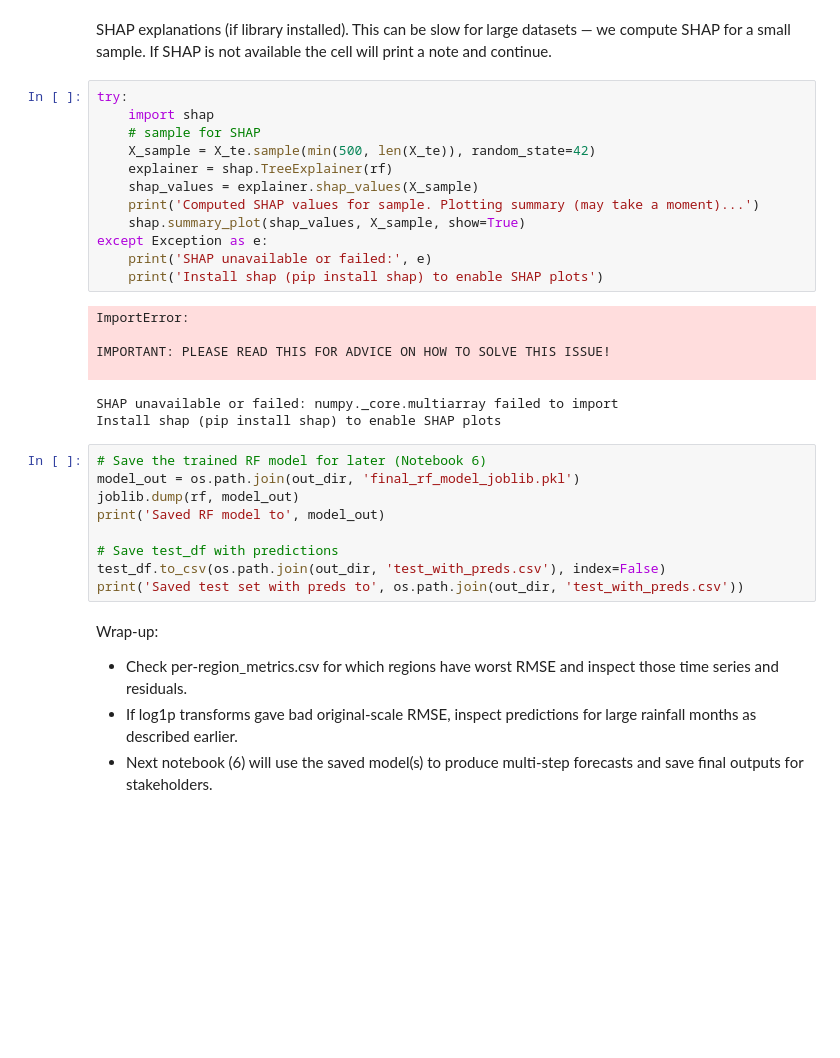
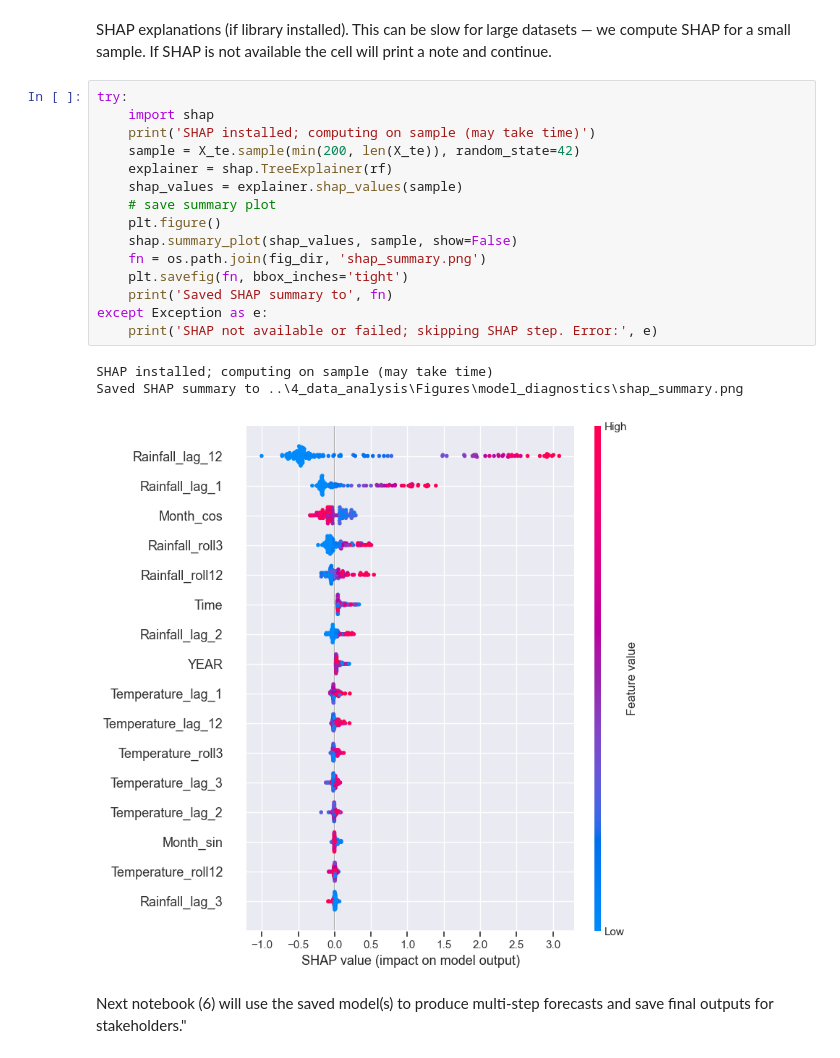
Before and after one commit to Mohamedmxz/MIT-ELO2-, a Jupyter notebook: 4_data_analysis/5_diagnostics_and_interpretability.ipynb, the cells around one changed output. Cells and saved outputs as stored; diff of their text form; blank space fills up the shorter version.

```diff
--- a/4_data_analysis/5_diagnostics_and_interpretability.ipynb
+++ b/4_data_analysis/5_diagnostics_and_interpretability.ipynb
@@ -205,33 +206,21 @@ If SHAP is not available the cell will print a note and continue.
 # %%
 try:
     import shap
-    # sample for SHAP
-    X_sample = X_te.sample(min(500, len(X_te)), random_state=42)
+    print('SHAP installed; computing on sample (may take time)')
+    sample = X_te.sample(min(200, len(X_te)), random_state=42)
     explainer = shap.TreeExplainer(rf)
-    shap_values = explainer.shap_values(X_sample)
-    print('Computed SHAP values for sample. Plotting summary (may take a moment)...')
-    shap.summary_plot(shap_values, X_sample, show=True)
+    shap_values = explainer.shap_values(sample)
+    # save summary plot
+    plt.figure()
+    shap.summary_plot(shap_values, sample, show=False)
+    fn = os.path.join(fig_dir, 'shap_summary.png')
+    plt.savefig(fn, bbox_inches='tight')
+    print('Saved SHAP summary to', fn)
 except Exception as e:
-    print('SHAP unavailable or failed:', e)
-    print('Install shap (pip install shap) to enable SHAP plots')
+    print('SHAP not available or failed; skipping SHAP step. Error:', e)
 # %% [output]
-ImportError:
-
-IMPORTANT: PLEASE READ THIS FOR ADVICE ON HOW TO SOLVE THIS ISSUE!
-
+SHAP installed; computing on sample (may take time)
+Saved SHAP summary to ..\4_data_analysis\Figures\model_diagnostics\shap_summary.png
-SHAP unavailable or failed: numpy._core.multiarray failed to import
-Install shap (pip install shap) to enable SHAP plots
+[figure, added]
-# %%
-# Save the trained RF model for later (Notebook 6)
-model_out = os.path.join(out_dir, 'final_rf_model_joblib.pkl')
-joblib.dump(rf, model_out)
-print('Saved RF model to', model_out)
-
-# Save test_df with predictions
-test_df.to_csv(os.path.join(out_dir, 'test_with_preds.csv'), index=False)
-print('Saved test set with preds to', os.path.join(out_dir, 'test_with_preds.csv'))
 # %% [markdown]
-Wrap-up:
-- Check per-region_metrics.csv for which regions have worst RMSE and inspect those time series and residuals.
-- If log1p transforms gave bad original-scale RMSE, inspect predictions for large rainfall months as described earlier.
-- Next notebook (6) will use the saved model(s) to produce multi-step forecasts and save final outputs for stakeholders.
+Next notebook (6) will use the saved model(s) to produce multi-step forecasts and save final outputs for stakeholders."
```
Also changed, not shown: parts of 7 cells of this notebook, 17 other files.
